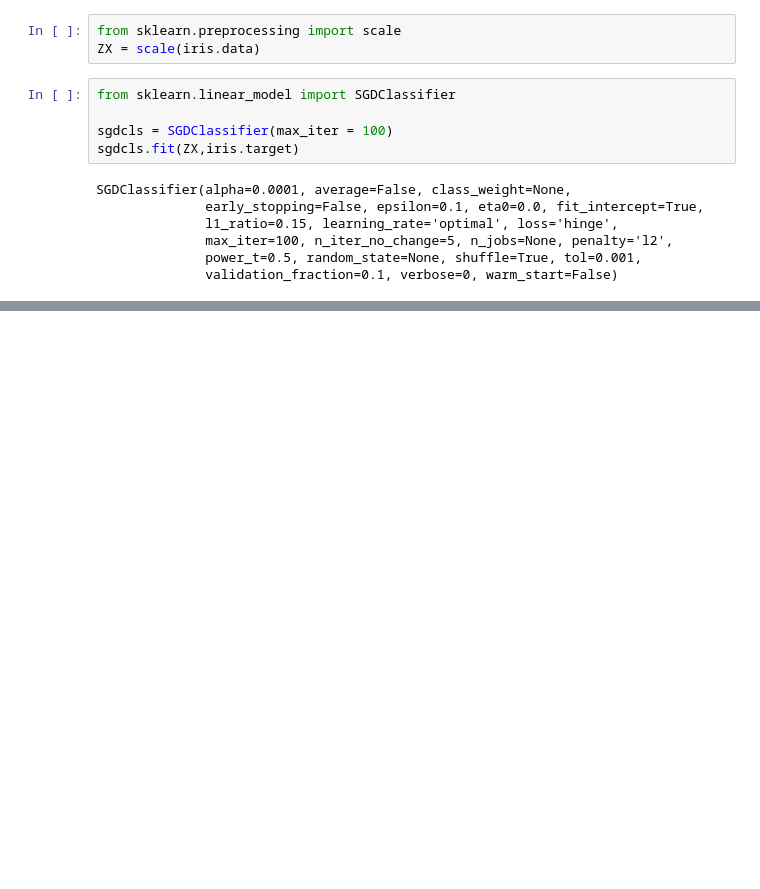
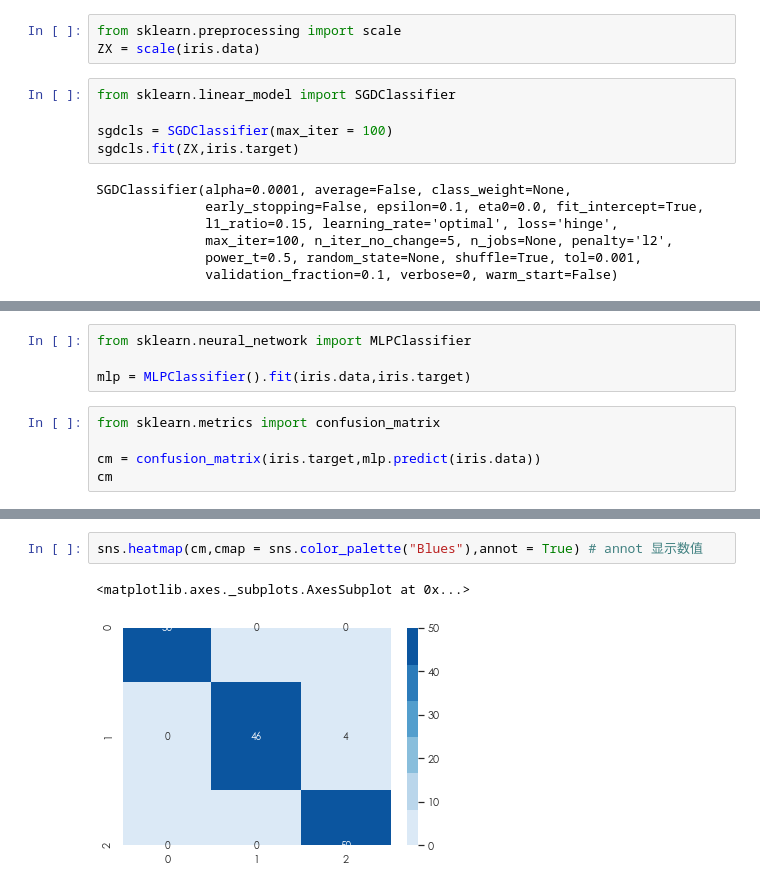
Before and after one commit to IamZY/DataAnalysis, a Jupyter notebook: pandas/Python数据挖掘.ipynb, the cells around one changed output, grey strips where cells are left out. Drawn from its saved outputs; the diff is of its cells as text; blank space fills up the shorter version.

```diff
--- a/pandas/Python数据挖掘.ipynb
+++ b/pandas/Python数据挖掘.ipynb
@@ -1050,0 +1153,9 @@ array([[  11.21516635,  -14.54875106, -123.28270633],
+# %%
+from sklearn.neural_network import MLPClassifier
+
+mlp = MLPClassifier().fit(iris.data,iris.target)
+# %%
+from sklearn.metrics import confusion_matrix
+
+cm = confusion_matrix(iris.target,mlp.predict(iris.data))
+cm
@@ -1050,0 +1173,5 @@ array([[  11.21516635,  -14.54875106, -123.28270633],
+# %%
+sns.heatmap(cm,cmap = sns.color_palette("Blues"),annot = True) # annot 显示数值
+# %% [output]
+<matplotlib.axes._subplots.AxesSubplot at 0x...>
+[figure, added]
```
Also changed, not shown: parts of 51 cells of this notebook, 1 other file.
